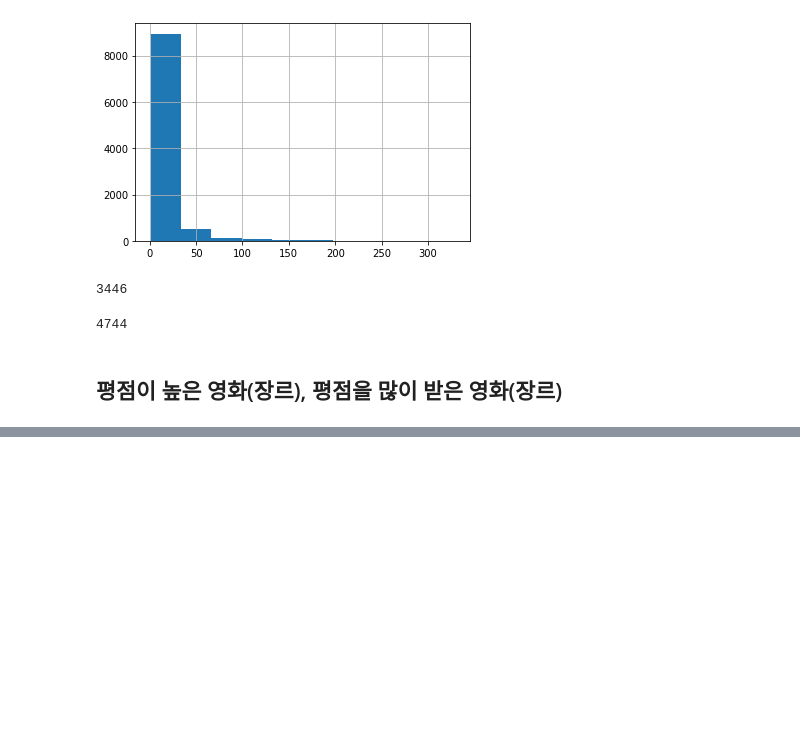
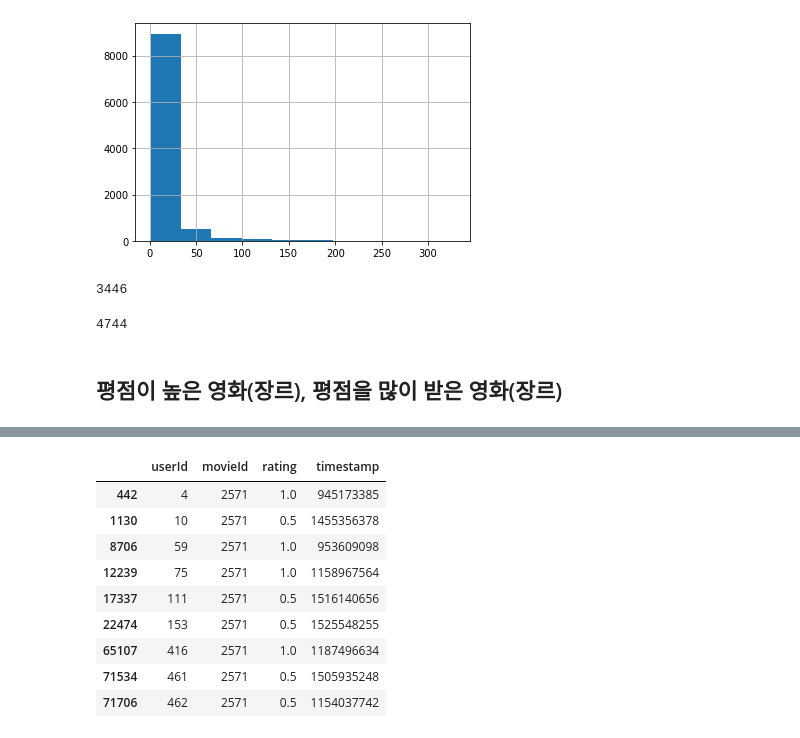
Before and after one commit to SangHui48/data_study, a Jupyter notebook: recommendation/Movielens_EDA.ipynb, the cells around one changed output, grey strips where cells are left out. Saved outputs shown, nothing was run; the diff lists cells and outputs as text; code cells hidden in the pictures; blank space fills up the shorter version.

```diff
--- a/recommendation/Movielens_EDA.ipynb
+++ b/recommendation/Movielens_EDA.ipynb
@@ -322,0 +363,13 @@ movieid_user_df['movieId'][movieid_user_df.num_users_watch < 3].count()
+# %%
+ratings_df[(ratings_df.movieId == 2571) & (ratings_df.rating < 2)]
+# %% [output]
+|  | userId | movieId | rating | timestamp |
+| 442 | 4 | 2571 | 1.0 | 945173385 |
+| 1130 | 10 | 2571 | 0.5 | 1455356378 |
+| 8706 | 59 | 2571 | 1.0 | 953609098 |
+| 12239 | 75 | 2571 | 1.0 | 1158967564 |
+| 17337 | 111 | 2571 | 0.5 | 1516140656 |
+| 22474 | 153 | 2571 | 0.5 | 1525548255 |
+| 65107 | 416 | 2571 | 1.0 | 1187496634 |
+| 71534 | 461 | 2571 | 0.5 | 1505935248 |
+| 71706 | 462 | 2571 | 0.5 | 1154037742 |
```
Also changed, not shown: parts of 32 cells of this notebook, 1 other file.
